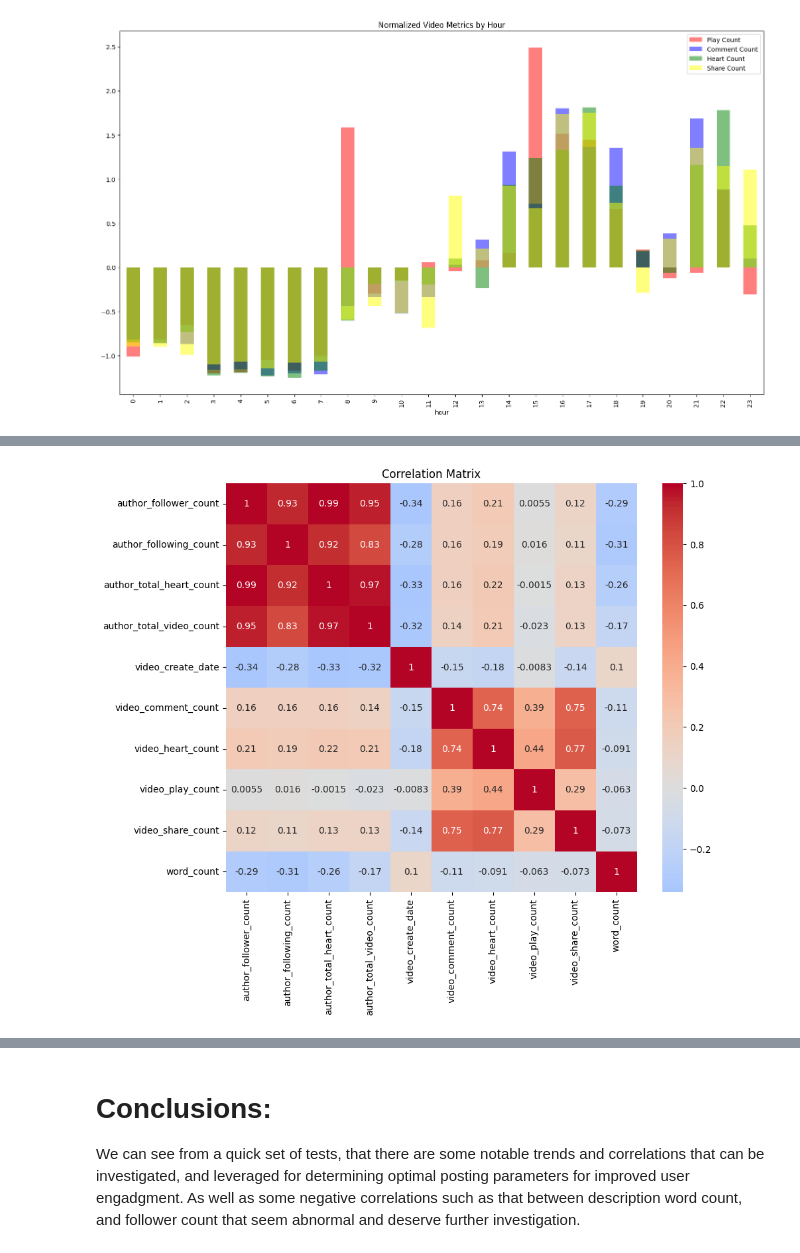
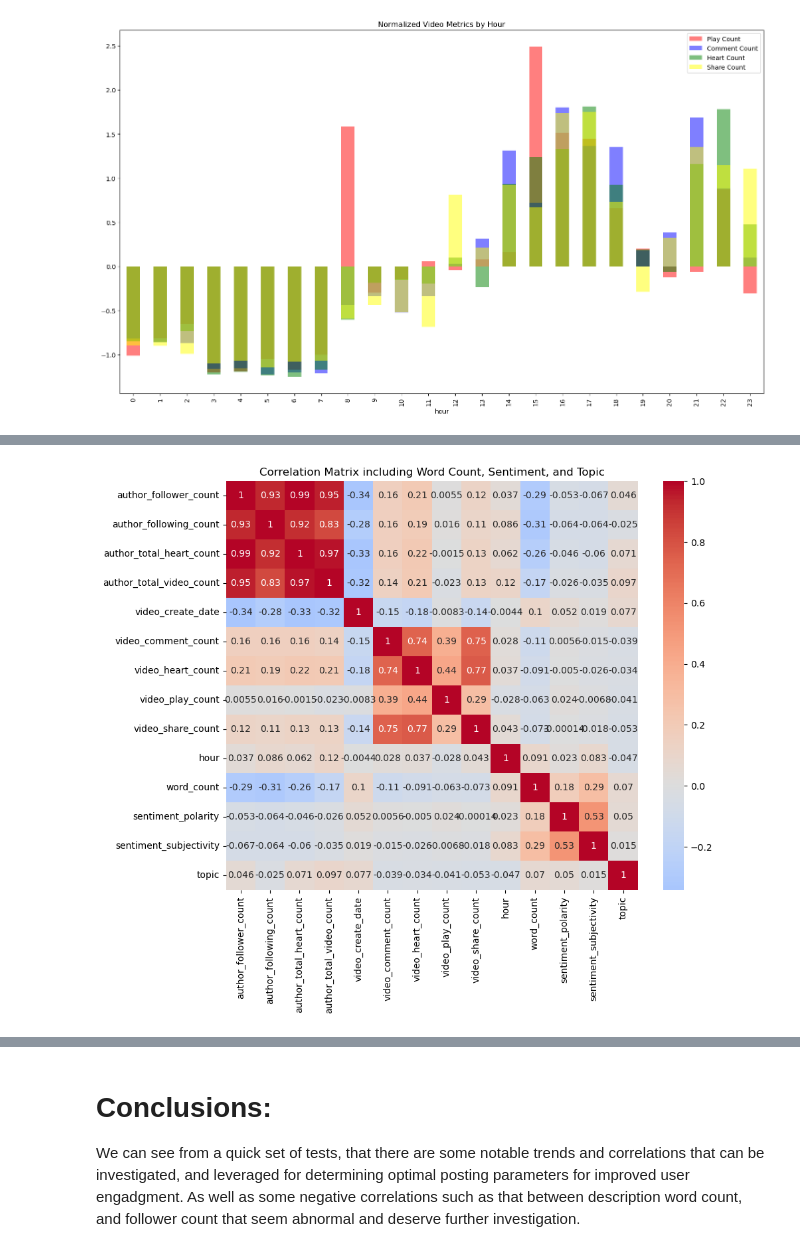
Before and after one commit to JamesHutchins2/DS_Project_Fall_2024, a Jupyter notebook: EDA_TikTok.ipynb, the cells around one changed output, grey strips where cells are left out. Cells and saved outputs as stored; diff of their text form; code cells hidden in the pictures.

```diff
--- a/EDA_TikTok.ipynb
+++ b/EDA_TikTok.ipynb
@@ -48,6 +44,7 @@ print(num_unique_authors)
 # %%
 # convert the video_create_date from absolute date to year month day
 df['video_create_date'] = pd.to_datetime(df['video_create_date'], unit='s')
+df['hour'] = df['video_create_date'].dt.hour
 # %%
 df.head()
 # %% [output]
@@ -114,4 +112,7 @@ plt.show()
 # %%
+df['video_description'] = df['video_description'].fillna('').astype(str)
+df['video_definition'].fillna('unknown', inplace=True)
+df['video_format'].fillna('unknown', inplace=True)
 df['word_count'] = df['video_description'].apply(lambda x: len(str(x).split()))
 df.head()
 # %% [output]
@@ -121,22 +134,36 @@ df.head()
 | 2 | '6707173090796768518 | A10 | 1400000 | 6 | 7200000 | ... |
 | 3 | '6708980823044918533 | A10 | 1400000 | 6 | 7200000 | ... |
 | 4 | '6712756116222135557 | A10 | 1400000 | 6 | 7200000 | ... |
+# %%
+from sklearn.feature_extraction.text import CountVectorizer
+from textblob import TextBlob
+from sklearn.decomposition import LatentDirichletAllocation
+
+# Text sentiment analysis
+df['sentiment_polarity'] = df['video_description'].apply(lambda x: TextBlob(str(x)).sentiment.polarity)
+df['sentiment_subjectivity'] = df['video_description'].apply(lambda x: TextBlob(str(x)).sentiment.subjectivity)
+
+# Topic modeling using LDA
+vectorizer = CountVectorizer(max_df=0.9, min_df=2, stop_words='english')
+text_matrix = vectorizer.fit_transform(df['video_description'])
+lda = LatentDirichletAllocation(n_components=5, random_state=42)
+df['topic'] = lda.fit_transform(text_matrix).argmax(axis=1)
 # %%
 columns_not_in_corr = ['author_id', 'video_id', 'video_description','video_definition',	'video_format']
 
 
 df_for_corr = df.drop(columns=columns_not_in_corr)
 
 # correlation matrix
 corr = df_for_corr.corr()
 
 # plot the heatmap
 import seaborn as sns
 import matplotlib.pyplot as plt
 
 plt.figure(figsize=(10, 8))
 sns.heatmap(corr, annot=True, cmap='coolwarm', center=0)
-plt.title('Correlation Matrix')
+plt.title('Correlation Matrix including Word Count, Sentiment, and Topic')
 plt.show()
 # %% [output]
-[figure, old version]
+[figure, new version]
```
Also changed, not shown: parts of 4 cells of this notebook.
